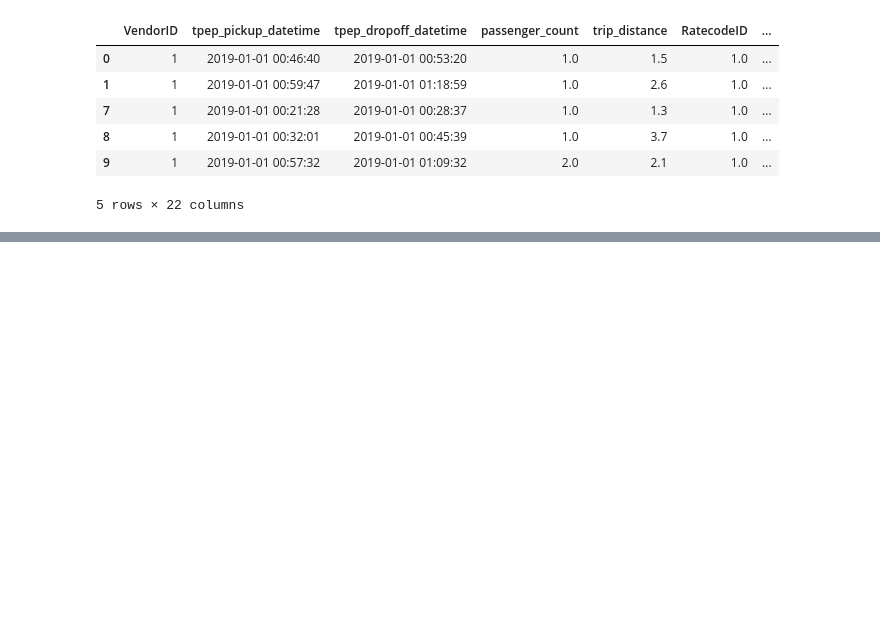
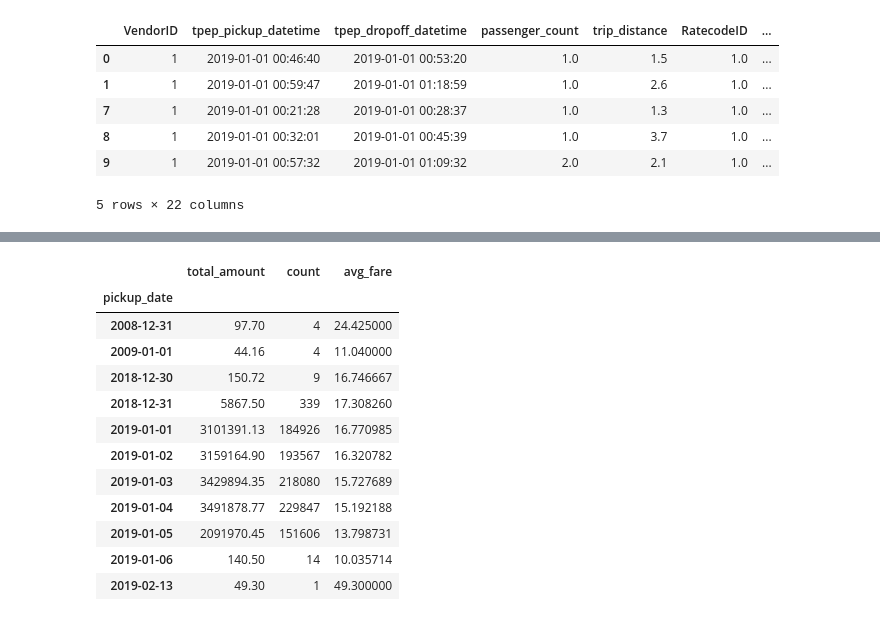
Before and after one commit to ronylpatil/ETL-Pipeline, a Jupyter notebook: notebooks/preprocessing.ipynb, the cells around one changed output, grey strips where cells are left out. Saved outputs shown, nothing was run; the diff lists cells and outputs as text; code cells hidden in the pictures; blank space fills up the shorter version.

Commit message:
implemented aggregated data to calculate total trips and avg fare per day

```diff
--- a/notebooks/preprocessing.ipynb
+++ b/notebooks/preprocessing.ipynb
@@ -193,0 +196,7 @@ df.head()
+# %%
+# extract date from "tpep_pickup_datetime"
+
+def to_date(date_time) :
+    return date_time.date()
+
+df['pickup_date'] = df.apply(lambda x : to_date(x['tpep_pickup_datetime']), axis = 1)
@@ -193,0 +213,23 @@ df.head()
+# %%
+agg = pd.DataFrame(df.groupby(['pickup_date']).agg({'total_amount': 'sum', 'pickup_date': 'count'})).rename(columns = {'total_amount' : 'total_amount', 'pickup_date': 'count'})
+# %%
+def calculate_avg_fare(total_amount, count) :
+    return total_amount / count
+
+agg['avg_fare'] = agg.apply(lambda x : calculate_avg_fare(x['total_amount'], x['count']), axis = 1)
+# %%
+agg
+# %% [output]
+|  | total_amount | count | avg_fare |
+| pickup_date |  |  |  |
+| 2008-12-31 | 97.70 | 4 | 24.425000 |
+| 2009-01-01 | 44.16 | 4 | 11.040000 |
+| 2018-12-30 | 150.72 | 9 | 16.746667 |
+| 2018-12-31 | 5867.50 | 339 | 17.308260 |
+| 2019-01-01 | 3101391.13 | 184926 | 16.770985 |
+| 2019-01-02 | 3159164.90 | 193567 | 16.320782 |
+| 2019-01-03 | 3429894.35 | 218080 | 15.727689 |
+| 2019-01-04 | 3491878.77 | 229847 | 15.192188 |
+| 2019-01-05 | 2091970.45 | 151606 | 13.798731 |
+| 2019-01-06 | 140.50 | 14 | 10.035714 |
+| 2019-02-13 | 49.30 | 1 | 49.300000 |
```
Also changed, not shown: parts of 2 cells of this notebook.
